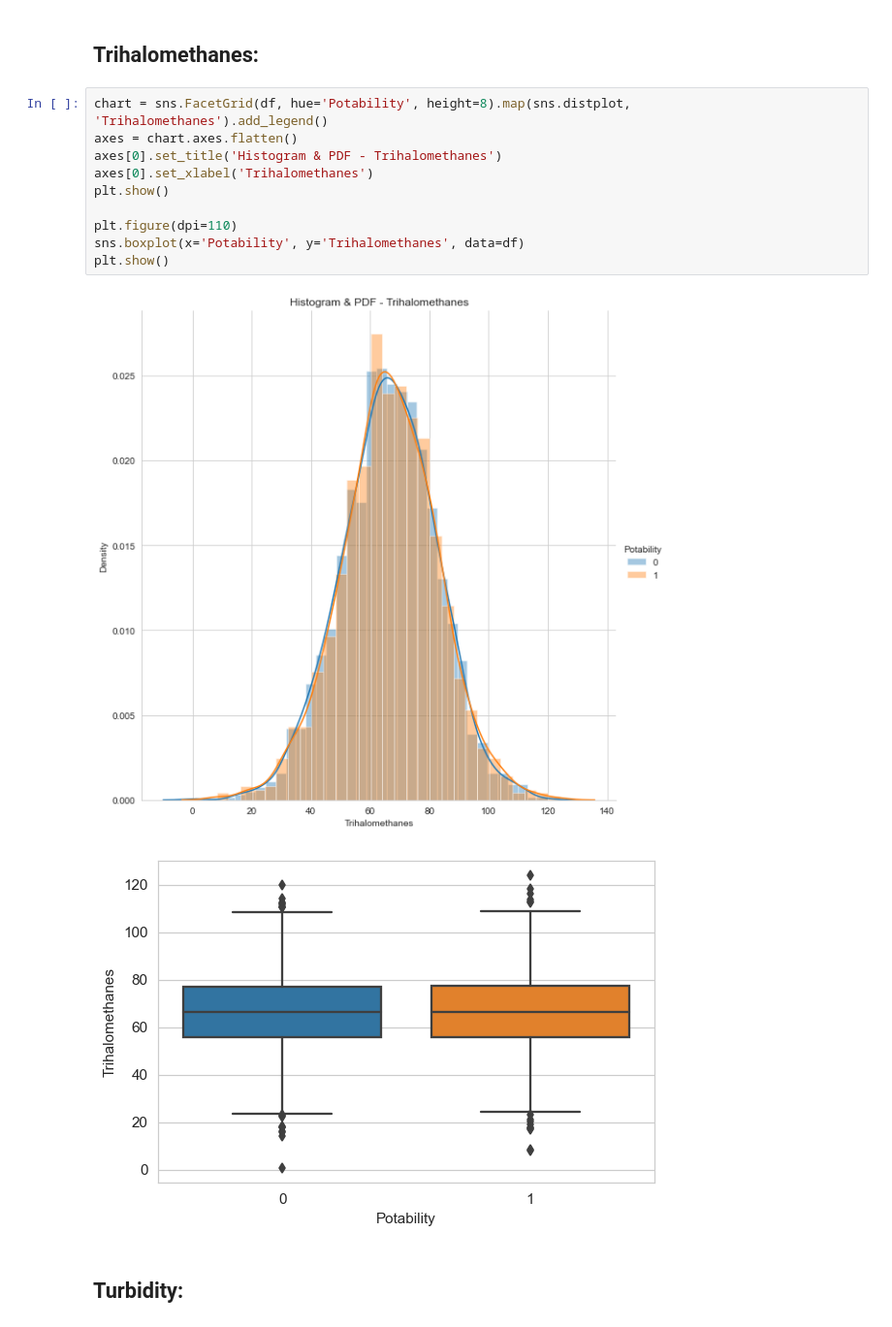
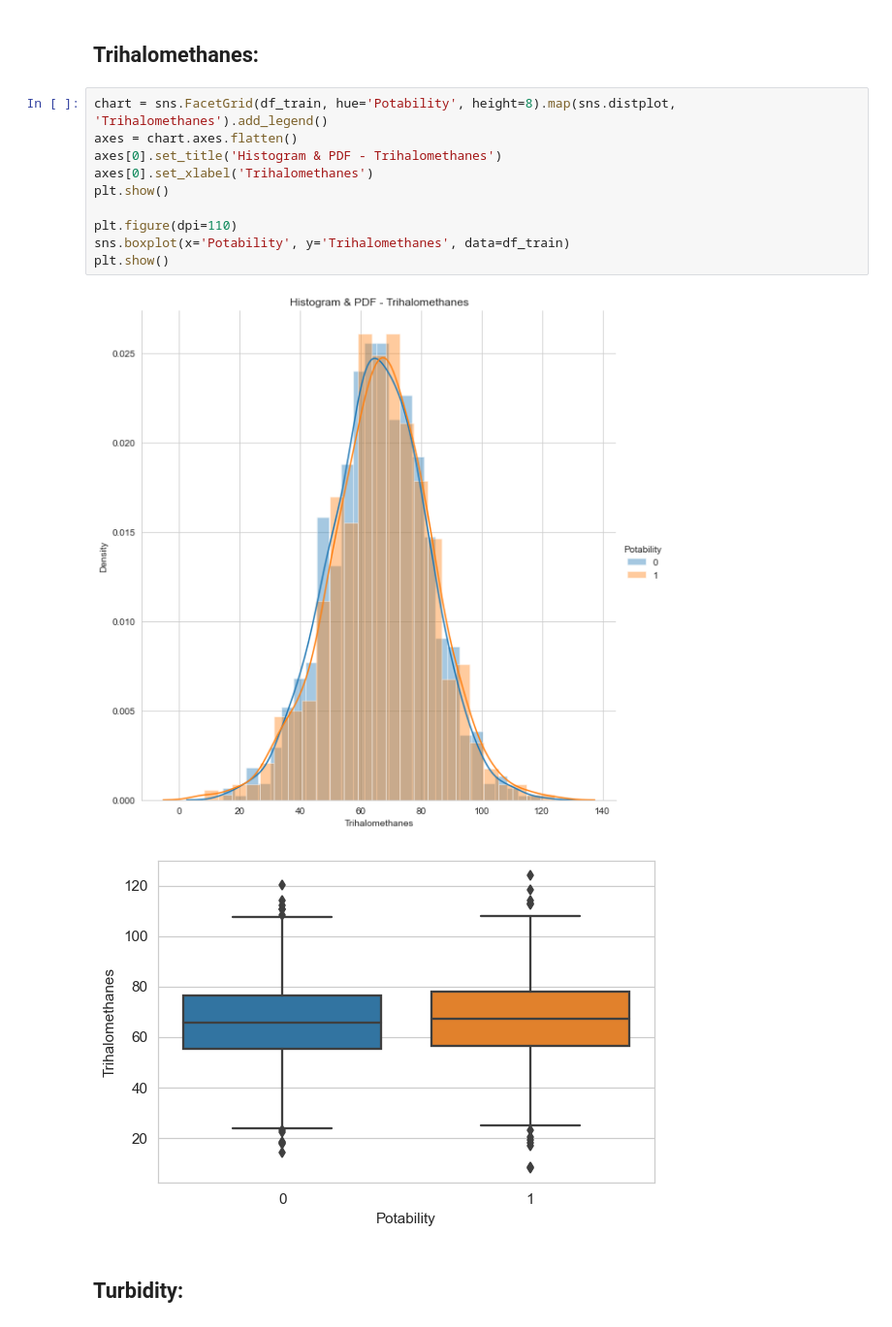
Before and after one commit to leoAshu/water-quality-assessment, a Jupyter notebook: notebooks/eda_master.ipynb, the cells around one changed output. Shown at 97% size. Drawn from its saved outputs; the diff is of its cells as text.

```diff
--- a/notebooks/eda_master.ipynb
+++ b/notebooks/eda_master.ipynb
@@ -497,18 +547,18 @@ plt.show()
 # %% [markdown]
 ## Trihalomethanes:
 # %%
-chart = sns.FacetGrid(df, hue='Potability', height=8).map(sns.distplot, 'Trihalomethanes').add_legend()
+chart = sns.FacetGrid(df_train, hue='Potability', height=8).map(sns.distplot, 'Trihalomethanes').add_legend()
 axes = chart.axes.flatten()
 axes[0].set_title('Histogram & PDF - Trihalomethanes')
 axes[0].set_xlabel('Trihalomethanes')
 plt.show()
 
 plt.figure(dpi=110)
-sns.boxplot(x='Potability', y='Trihalomethanes', data=df)
+sns.boxplot(x='Potability', y='Trihalomethanes', data=df_train)
 plt.show()
 # %% [output]
-[figure, old version]
+[figure, new version]
-[figure, old version]
+[figure, new version]
 # %% [markdown]
 ## Turbidity:
 # %%
```
Also changed, not shown: parts of 23 cells of this notebook.
